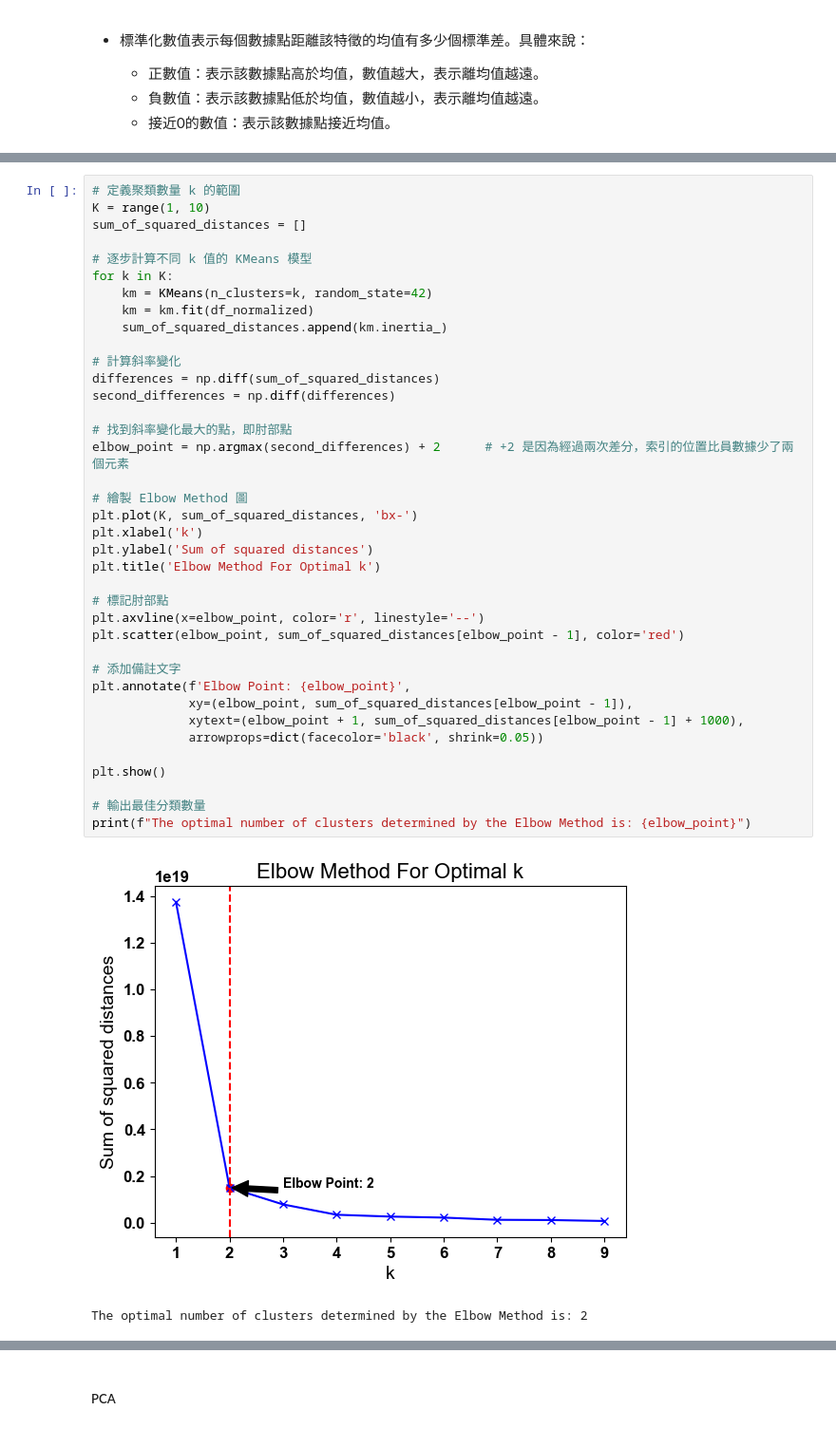
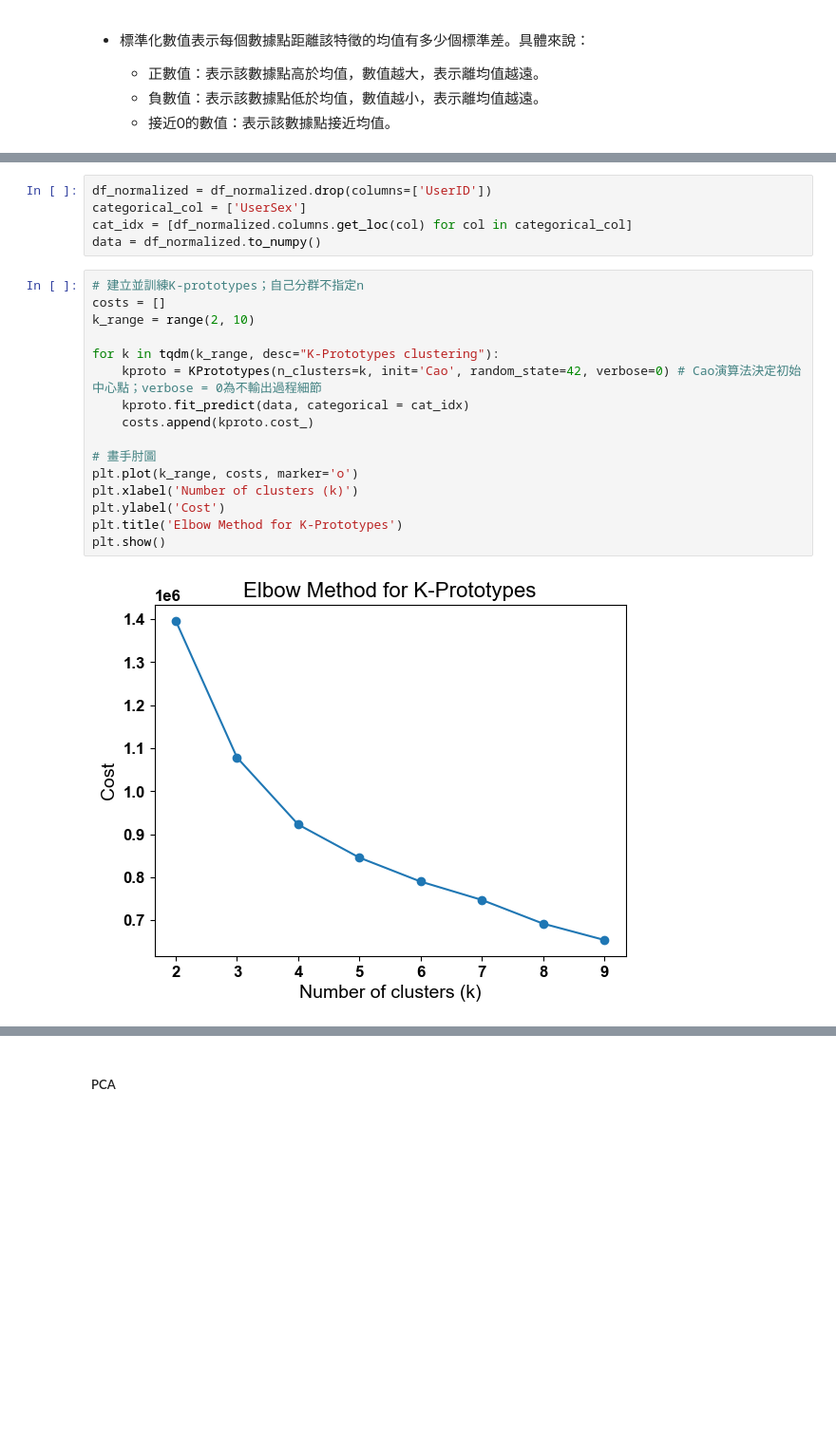
Before and after one commit to hsuan1120/Liwen, a Jupyter notebook: Final.ipynb, the cells around one changed output, grey strips where cells are left out. Shown at 95% size. Cells and saved outputs as stored; diff of their text form; blank space fills up the shorter version.

```diff
--- a/Final.ipynb
+++ b/Final.ipynb
@@ -707,41 +748,23 @@ df_normalized
-# %%
-# 定義聚類數量 k 的範圍
-K = range(1, 10)
-sum_of_squared_distances = []
-
-# 逐步計算不同 k 值的 KMeans 模型
-for k in K:
-    km = KMeans(n_clusters=k, random_state=42)
-    km = km.fit(df_normalized)
-    sum_of_squared_distances.append(km.inertia_)
-
-# 計算斜率變化
-differences = np.diff(sum_of_squared_distances)
-second_differences = np.diff(differences)
-
-# 找到斜率變化最大的點，即肘部點
-elbow_point = np.argmax(second_differences) + 2      # +2 是因為經過兩次差分，索引的位置比員數據少了兩個元素
-
-# 繪製 Elbow Method 圖
-plt.plot(K, sum_of_squared_distances, 'bx-')
-plt.xlabel('k')
-plt.ylabel('Sum of squared distances')
-plt.title('Elbow Method For Optimal k')
-
-# 標記肘部點
-plt.axvline(x=elbow_point, color='r', linestyle='--')
-plt.scatter(elbow_point, sum_of_squared_distances[elbow_point - 1], color='red')
-
-# 添加備註文字
-plt.annotate(f'Elbow Point: {elbow_point}',
-             xy=(elbow_point, sum_of_squared_distances[elbow_point - 1]),
-             xytext=(elbow_point + 1, sum_of_squared_distances[elbow_point - 1] + 1000),
-             arrowprops=dict(facecolor='black', shrink=0.05))
-
-plt.show()
-
-# 輸出最佳分類數量
-print(f"The optimal number of clusters determined by the Elbow Method is: {elbow_point}")
-# %% [output]
-[figure, removed]
-The optimal number of clusters determined by the Elbow Method is: 2
+# %%
+df_normalized = df_normalized.drop(columns=['UserID'])
+categorical_col = ['UserSex']
+cat_idx = [df_normalized.columns.get_loc(col) for col in categorical_col]
+data = df_normalized.to_numpy()
+# %%
+# 建立並訓練K-prototypes；自己分群不指定n
+costs = []
+k_range = range(2, 10)
+
+for k in tqdm(k_range, desc="K-Prototypes clustering"):
+    kproto = KPrototypes(n_clusters=k, init='Cao', random_state=42, verbose=0) # Cao演算法決定初始中心點；verbose = 0為不輸出過程細節
+    kproto.fit_predict(data, categorical = cat_idx)
+    costs.append(kproto.cost_)
+
+# 畫手肘圖
+plt.plot(k_range, costs, marker='o')
+plt.xlabel('Number of clusters (k)')
+plt.ylabel('Cost')
+plt.title('Elbow Method for K-Prototypes')
+plt.show()
+# %% [output]
+[figure, added]
```
Also changed, not shown: parts of 82 cells of this notebook.
